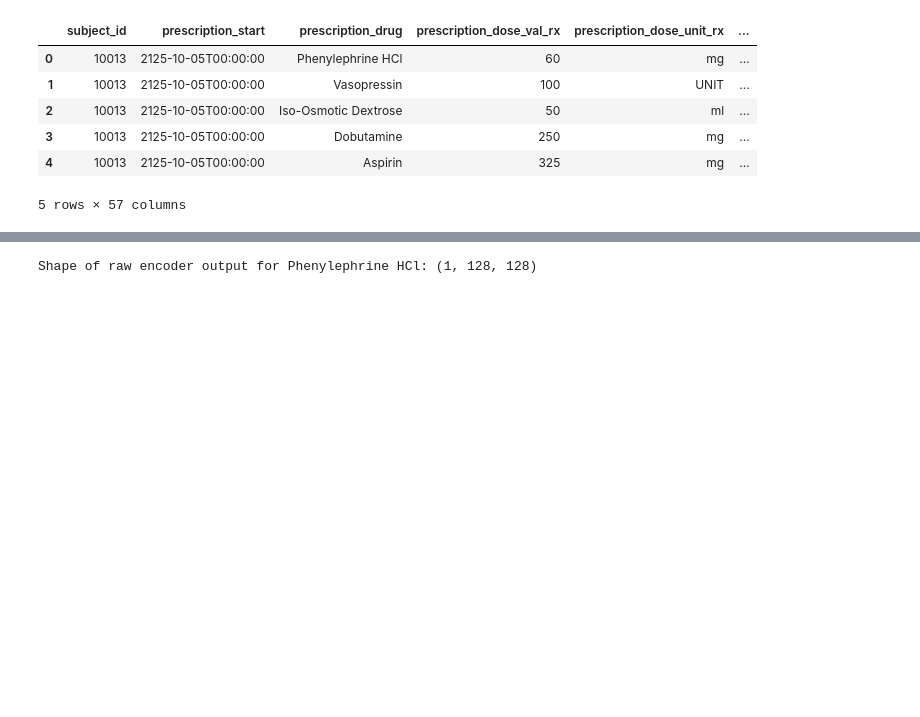
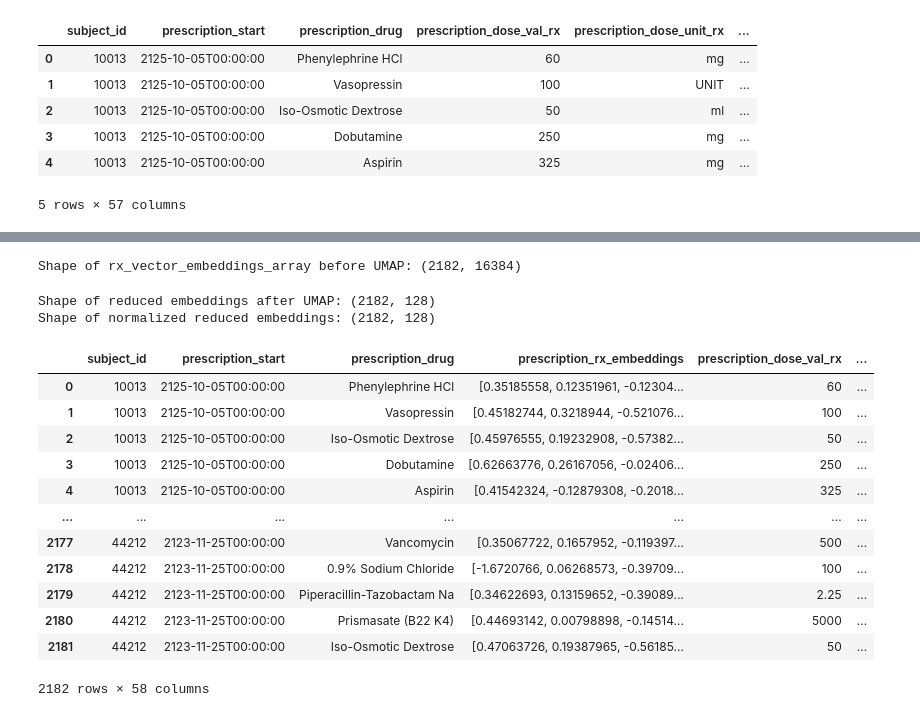
Before and after one commit to vaipos/Blue-Blood-ACM-Research, a Jupyter notebook: bb-dev-advay.ipynb, the cells around one changed output, grey strips where cells are left out. Cells and saved outputs as stored; diff of their text form; code cells hidden in the pictures; blank space fills up the shorter version.

Commit message:
Finished vector embeddings, w/ dimension reduction using UMAP & insertion into DF

```diff
--- a/bb-dev-advay.ipynb
+++ b/bb-dev-advay.ipynb
@@ -130,9 +136,11 @@ bert_preprocess_model = hub.KerasLayer(preprocess_url)
 # Encoder layer
 bert_encoder = hub.KerasLayer(encoder_url, trainable=True)
 # %%
+from sklearn.preprocessing import StandardScaler
+import umap
+
 # Iterate through the prescription_drug col
 rx_vector_embeddings = []
-
 for individual_rx in df['prescription_drug']:
     # print(type(individual_rx))
     preprocessed_rx_text = bert_preprocess_model([str(individual_rx)])
@@ -144,7 +152,53 @@ for individual_rx in df['prescription_drug']:
     #get last encoder layer's tensor --> most abstract
     encoder_output = bert_results["encoder_outputs"][-1]
 
-    print(f"Shape of raw encoder output for {individual_rx}: {encoder_output.shape}")
-    break
+    # print(f"Shape of raw encoder output for {individual_rx}: {encoder_output.shape}")
+
+    # Convert the TensorFlow tensor to a NumPy array
+    encoder_output_np = encoder_output.numpy()
+
+    # Flatten the NumPy array
+    encoder_output_flat = encoder_output_np.flatten()
+
+    # print(f"Shape of flattened encoder output for {individual_rx}: {encoder_output_flat.shape}")
+    rx_vector_embeddings.append(encoder_output_flat)
+
+# Convert the list of flattened embeddings to a NumPy array
+rx_vector_embeddings_array = np.array(rx_vector_embeddings)
+
+print(f"Shape of rx_vector_embeddings_array before UMAP: {rx_vector_embeddings_array.shape}")
+
+# Apply UMAP
+n_components = 128  # Or whatever dimension you want
+reducer = umap.UMAP(n_components=n_components, random_state=42) # add random state for reproducibility
+reduced_embeddings_umap = reducer.fit_transform(rx_vector_embeddings_array)
+
+print(f"Shape of reduced embeddings after UMAP: {reduced_embeddings_umap.shape}")
+
+# Normalize/standardize (optional but recommended)
+scaler = StandardScaler()
+normalized_reduced_embeddings_umap = scaler.fit_transform(reduced_embeddings_umap)
+
+print(f"Shape of normalized reduced embeddings: {normalized_reduced_embeddings_umap.shape}")
 # %% [output]
-Shape of raw encoder output for Phenylephrine HCl: (1, 128, 128)
+Shape of rx_vector_embeddings_array before UMAP: (2182, 16384)
+Shape of reduced embeddings after UMAP: (2182, 128)
+Shape of normalized reduced embeddings: (2182, 128)
+# %%
+df.insert(df.columns.get_loc("prescription_drug") + 1, "prescription_rx_embeddings", list(normalized_reduced_embeddings_umap))
+# %%
+df
+# %% [output]
+|  | subject_id | prescription_start | prescription_drug | prescription_rx_embeddings | prescription_dose_val_rx | ... |
+| 0 | 10013 | 2125-10-05T00:00:00 | Phenylephrine HCl | [0.35185558, 0.12351961, -0.12304... | 60 | ... |
+| 1 | 10013 | 2125-10-05T00:00:00 | Vasopressin | [0.45182744, 0.3218944, -0.521076... | 100 | ... |
+| 2 | 10013 | 2125-10-05T00:00:00 | Iso-Osmotic Dextrose | [0.45976555, 0.19232908, -0.57382... | 50 | ... |
+| 3 | 10013 | 2125-10-05T00:00:00 | Dobutamine | [0.62663776, 0.26167056, -0.02406... | 250 | ... |
+| 4 | 10013 | 2125-10-05T00:00:00 | Aspirin | [0.41542324, -0.12879308, -0.2018... | 325 | ... |
+| ... | ... | ... | ... | ... | ... | ... |
+| 2177 | 44212 | 2123-11-25T00:00:00 | Vancomycin | [0.35067722, 0.1657952, -0.119397... | 500 | ... |
+| 2178 | 44212 | 2123-11-25T00:00:00 | 0.9% Sodium Chloride | [-1.6720766, 0.06268573, -0.39709... | 100 | ... |
+| 2179 | 44212 | 2123-11-25T00:00:00 | Piperacillin-Tazobactam Na | [0.34622693, 0.13159652, -0.39089... | 2.25 | ... |
+| 2180 | 44212 | 2123-11-25T00:00:00 | Prismasate (B22 K4) | [0.44693142, 0.00798898, -0.14514... | 5000 | ... |
+| 2181 | 44212 | 2123-11-25T00:00:00 | Iso-Osmotic Dextrose | [0.47063726, 0.19387965, -0.56185... | 50 | ... |
+2182 rows × 58 columns
```
Also changed, not shown: parts of 3 cells of this notebook.
